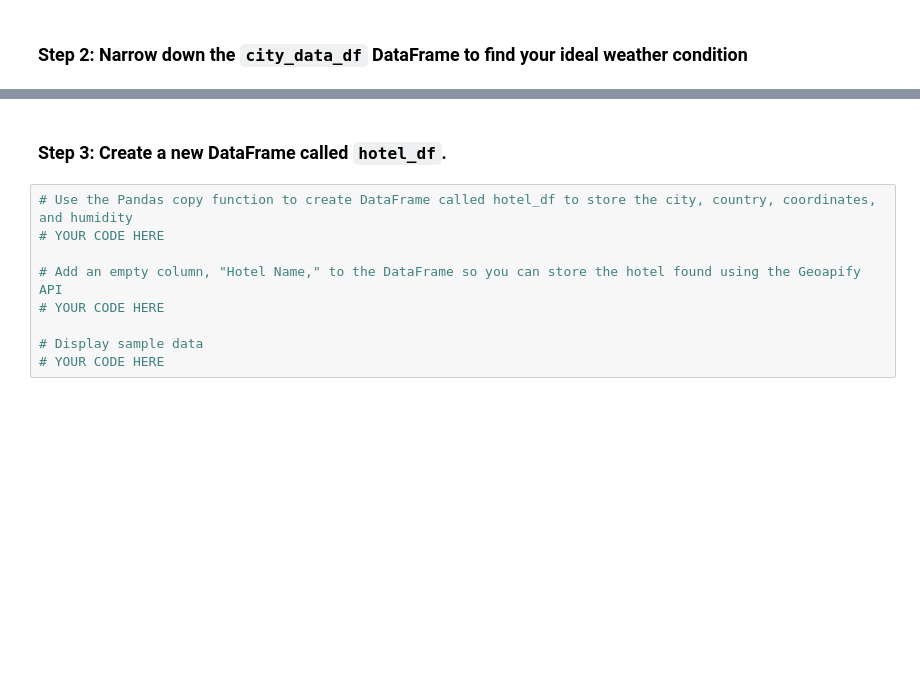
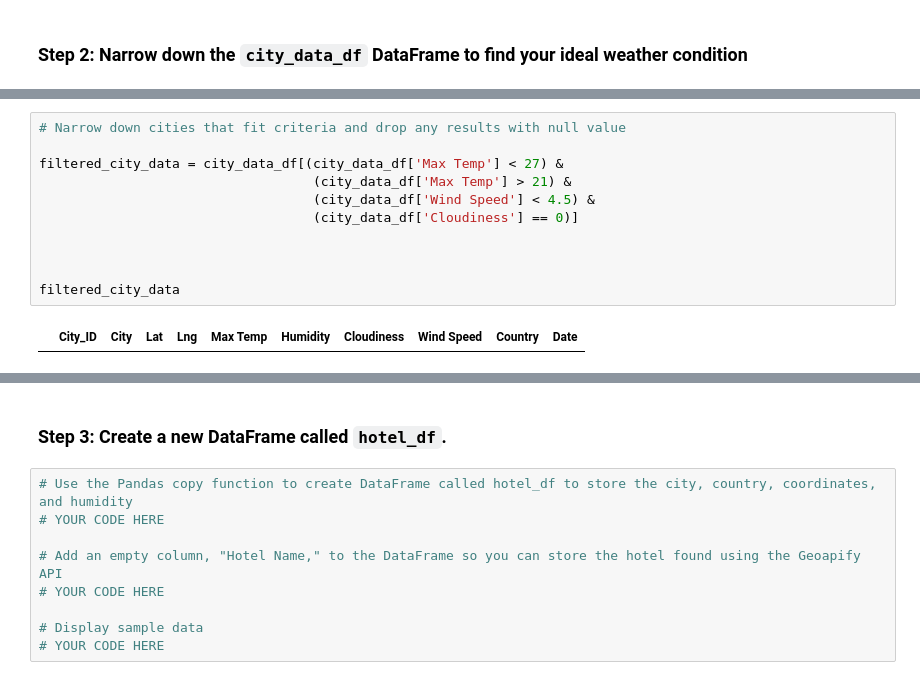
Before and after one commit to LPELLITTERI/Python_API_Challenge-, a Jupyter notebook: VacationPy.ipynb, the cells around one changed output, grey strips where cells are left out. Saved outputs shown, nothing was run; the diff lists cells and outputs as text; blank space fills up the shorter version.

Commit message:
have to change data to celsius not filtering properly

```diff
--- a/VacationPy.ipynb
+++ b/VacationPy.ipynb
@@ -70,0 +47,13 @@ city_data_df.head()
+# %%
+# Narrow down cities that fit criteria and drop any results with null value
+
+filtered_city_data = city_data_df[(city_data_df['Max Temp'] < 27) &
+                                   (city_data_df['Max Temp'] > 21) &
+                                   (city_data_df['Wind Speed'] < 4.5) &
+                                   (city_data_df['Cloudiness'] == 0)]
+
+
+
+filtered_city_data
+# %% [output]
+|  | City_ID | City | Lat | Lng | Max Temp | Humidity | Cloudiness | Wind Speed | Country | Date |
```
Also changed, not shown: parts of 6 cells of this notebook.
